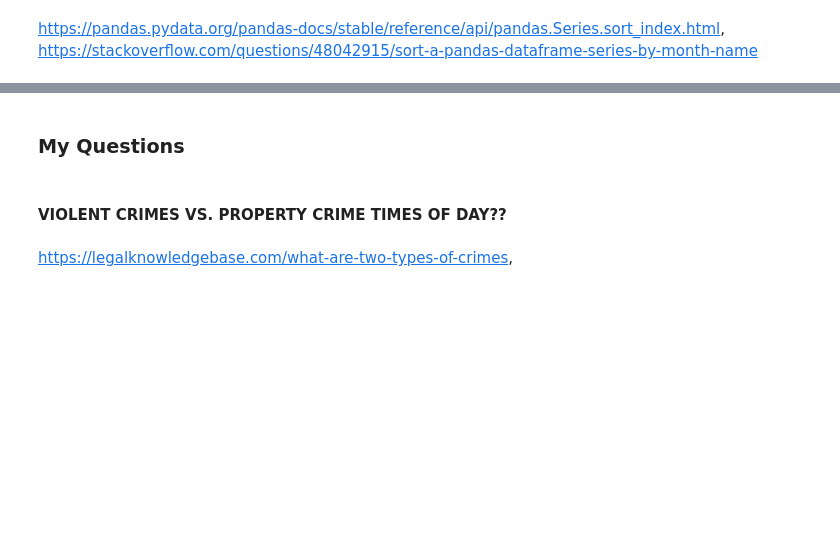
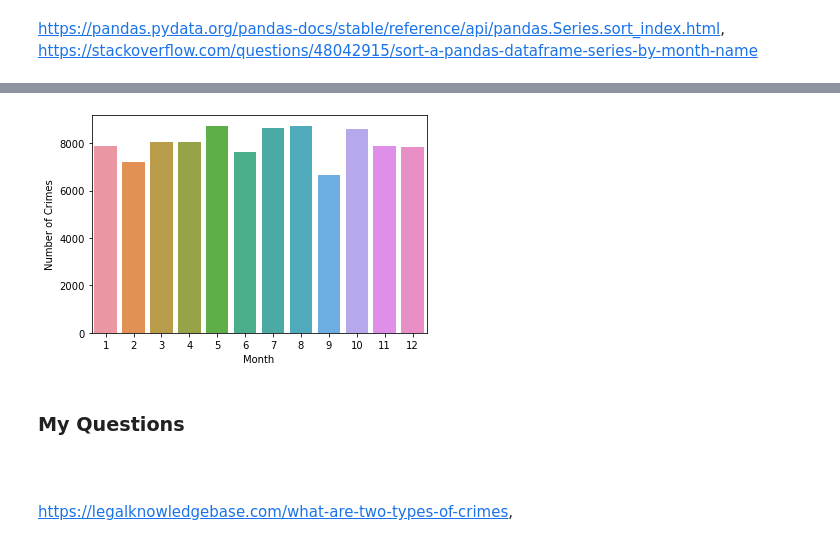
Before and after one commit to aemerson2024/data-science-2022F, a Jupyter notebook: unit3/Boston Crimes/project3 - boston crime.ipynb, the cells around one changed output, grey strips where cells are left out. Cells and saved outputs as stored; diff of their text form; code cells hidden in the pictures; blank space fills up the shorter version.

```diff
--- a/unit3/Boston Crimes/project3 - boston crime.ipynb
+++ b/unit3/Boston Crimes/project3 - boston crime.ipynb
@@ -155,7 +155,7 @@ plt.show()
 # %% [markdown]
 https://pandas.pydata.org/pandas-docs/stable/reference/api/pandas.Series.dt.month_name.html
 # %%
-crimes['MONTH_NAME'] = crimes.OCCURRED_ON_DATE.dt.month_name()
+# crimes['MONTH_NAME'] = crimes.OCCURRED_ON_DATE.dt.month_name()
 # %% [markdown]
 https://pandas.pydata.org/pandas-docs/stable/reference/api/pandas.Series.sort_index.html, https://stackoverflow.com/questions/48042915/sort-a-pandas-dataframe-series-by-month-name
 # %%
@@ -172,0 +165,8 @@ Categories (12, object): ['Jan' < 'Feb' < 'Mar' < 'Apr' ... 'Sep' < 'Oct' < 'Nov
+# %%
+crime_by_month = crimes.loc[crimes.YEAR == 2016].groupby('MONTH').MONTH.count().to_frame()
+crime_by_month.columns = ['2016']
+crime_by_month['2015'] = crimes.loc[crimes.YEAR == 2015].groupby('MONTH').MONTH.count()
+crime_by_month['2017'] = crimes.loc[crimes.YEAR == 2017].groupby('MONTH').MONTH.count()
+crime_by_month['2018'] = crimes.loc[crimes.YEAR == 2018].groupby('MONTH').MONTH.count()
+crime_by_month['Yearly Average'] = crime_by_month.mean(axis=1)
+crime_by_month
@@ -173,7 +188,17 @@ Categories (12, object): ['Jan' < 'Feb' < 'Mar' < 'Apr' ... 'Sep' < 'Oct' < 'Nov
+# %%
+ax=plt.subplots()
+
+ax=sns.barplot(x=crime_by_month.index, y=crime_by_month['Yearly Average'])
+
+ax.set(xlabel='Month', ylabel='Number of Crimes')
+
+plt.show()
+# %% [output]
+[figure, added]
 # %% [markdown]
 ### My Questions
-# %% [markdown]
-#### VIOLENT CRIMES VS. PROPERTY CRIME TIMES OF DAY??
+# %% [markdown]
+####
 # %% [markdown]
 https://legalknowledgebase.com/what-are-two-types-of-crimes,
 # %% [markdown]
```
Also changed, not shown: parts of 3 cells of this notebook.
